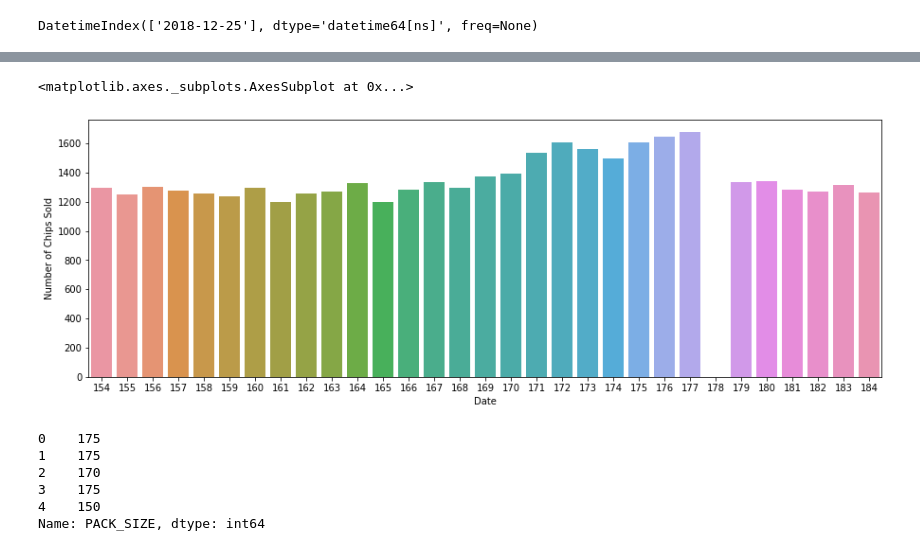
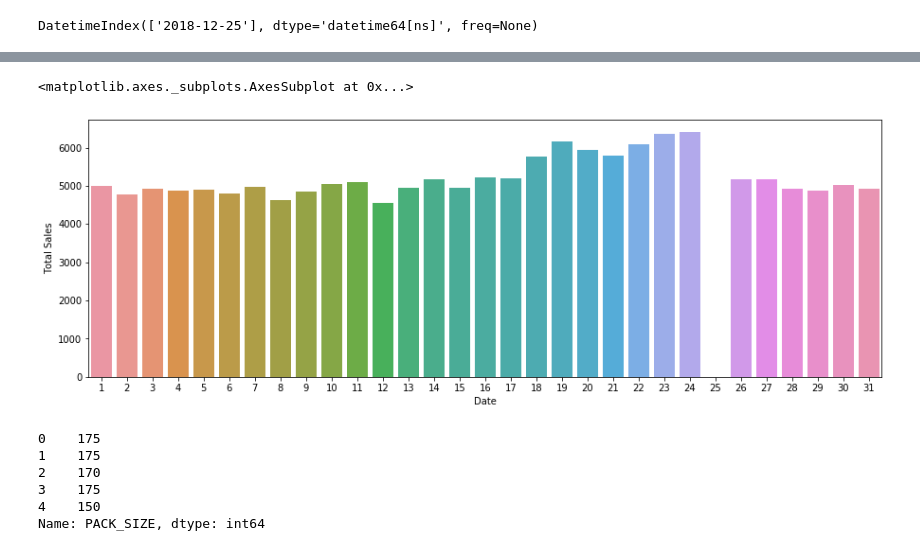
Before and after one commit to Johnson-a-hash/quantium-virtual-program, a Jupyter notebook: Quantium Module 1.ipynb, the cells around one changed output, grey strips where cells are left out. Saved outputs shown, nothing was run; the diff lists cells and outputs as text; code cells hidden in the pictures.

```diff
--- a/Quantium Module 1.ipynb
+++ b/Quantium Module 1.ipynb
@@ -324,5 +325,5 @@ c.head()
 # %%
 c.index.name = 'Date'
-c.rename(columns = {'PROD_QTY': 'Number of Chips Sold'}, inplace = True)
+c.rename(columns = {'TOT_SALES': 'Total Sales'}, inplace = True)
 c.head()
 # %% [output]
@@ -360,5 +363,2 @@ c[c['Number of Chips Sold'] == 0]
 | Date |  |
 | 2018-12-25 | 0.0 |
-# %%
-c.reset_index(inplace = True)
-c.head()
@@ -381,0 +377,5 @@ c_december.head()
+# %%
+# Reset index for 'c_december'
+
+c_december.reset_index(drop = True, inplace = True)
+c_december.head()
@@ -382,4 +389,5 @@ c_december.head()
 # %%
 # Relabel 'Date'
 
-c_december.Date = c_december.index + 1
+c_december['Date'] = c_december.index + 1
+c_december.head()
@@ -395,11 +401,11 @@ c_december.head()
 # %%
 plt.figure(figsize = (15,5))
-sns.barplot(x = 'Date', y ='Number of Chips Sold', data = c_december)
+sns.barplot(x = 'Date', y ='Total Sales', data = c_december)
 
 # Comment: No sales on Christmas Day (2018-12-25)
 # %% [output]
 <matplotlib.axes._subplots.AxesSubplot at 0x...>
-[figure, old version]
+[figure, new version]
 # %%
 # Now that we are satisfied that the data no longer has outliers
 # We can move on to creating other features
```
Also changed, not shown: parts of 27 cells of this notebook.
